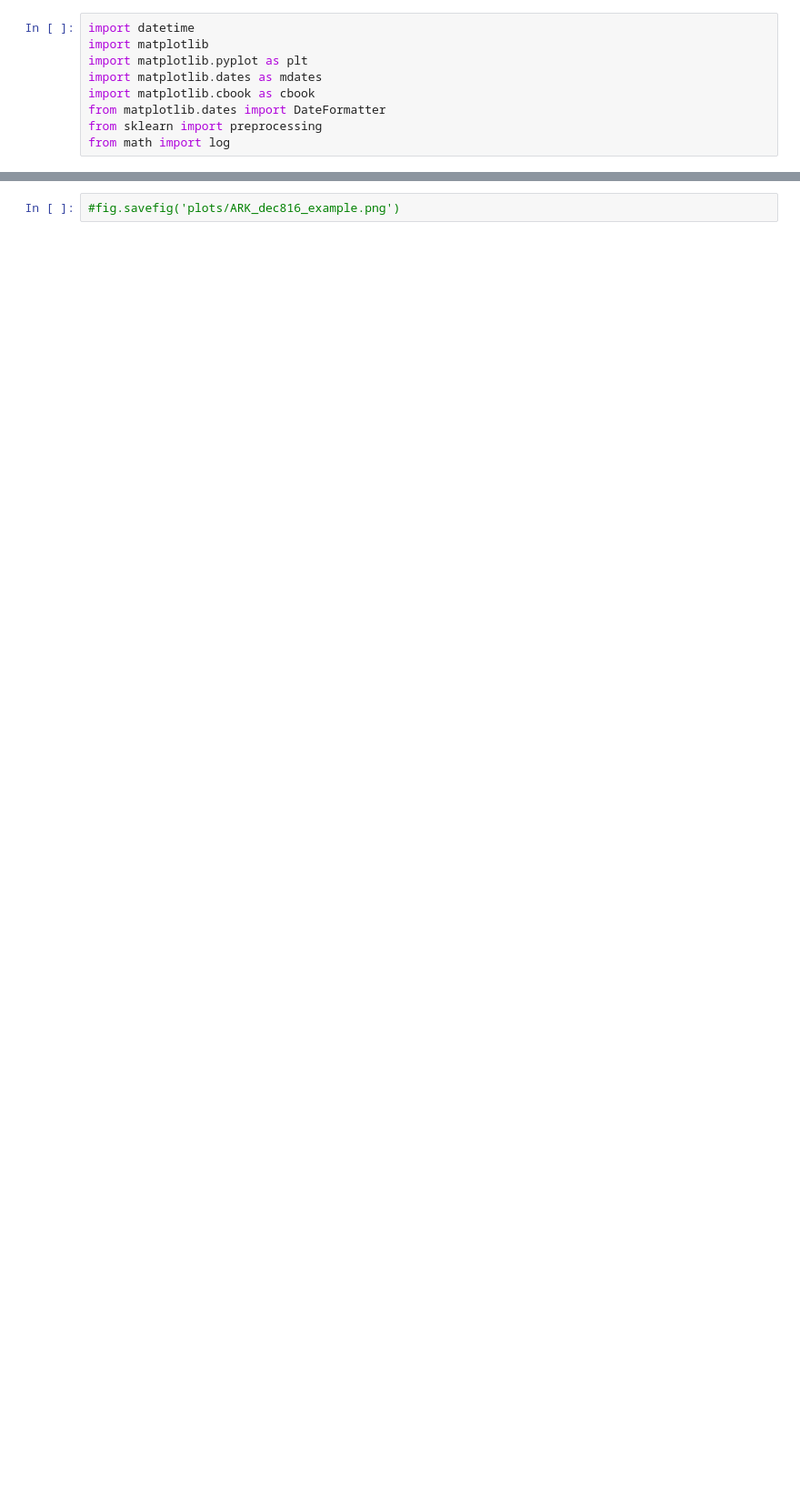
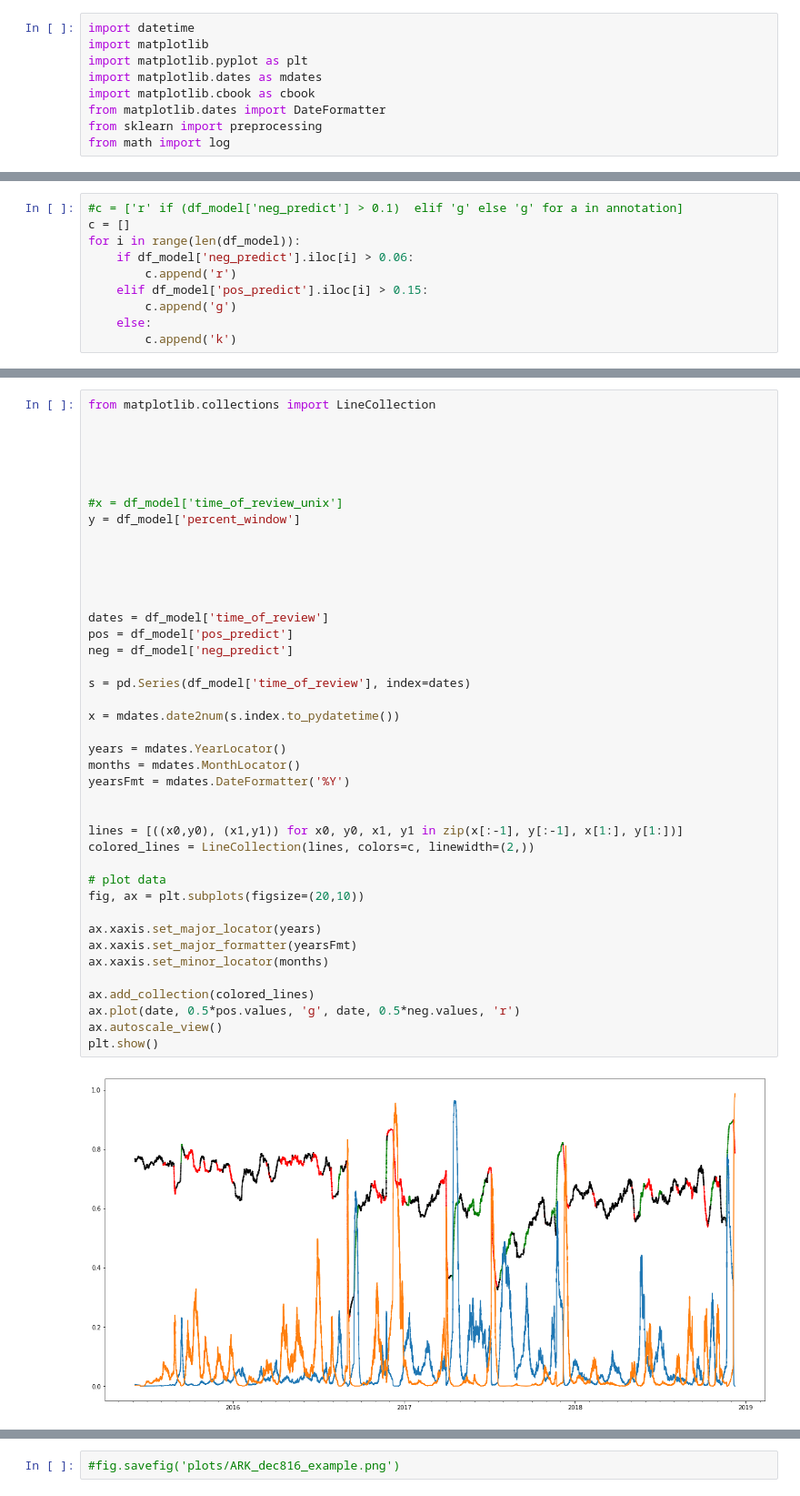
Before and after one commit to tblair7/Gathering_Steam, a Jupyter notebook: tokenizing.ipynb, the cells around one changed output, grey strips where cells are left out. Shown at 91% size. Cells and saved outputs as stored; diff of their text form; blank space fills up the shorter version.

```diff
--- a/tokenizing.ipynb
+++ b/tokenizing.ipynb
@@ -317,0 +347,10 @@ plt.show()
+# %%
+#c = ['r' if (df_model['neg_predict'] > 0.1)  elif 'g' else 'g' for a in annotation]
+c = []
+for i in range(len(df_model)):
+    if df_model['neg_predict'].iloc[i] > 0.06:
+        c.append('r')
+    elif df_model['pos_predict'].iloc[i] > 0.15:
+        c.append('g')
+    else:
+        c.append('k')
@@ -317,0 +359,43 @@ plt.show()
+# %%
+from matplotlib.collections import LineCollection
+
+
+
+
+
+#x = df_model['time_of_review_unix']
+y = df_model['percent_window']
+
+
+
+
+
+dates = df_model['time_of_review']
+pos = df_model['pos_predict']
+neg = df_model['neg_predict']
+
+s = pd.Series(df_model['time_of_review'], index=dates)
+
+x = mdates.date2num(s.index.to_pydatetime())
+
+years = mdates.YearLocator()
+months = mdates.MonthLocator()
+yearsFmt = mdates.DateFormatter('%Y')
+
+
+lines = [((x0,y0), (x1,y1)) for x0, y0, x1, y1 in zip(x[:-1], y[:-1], x[1:], y[1:])]
+colored_lines = LineCollection(lines, colors=c, linewidth=(2,))
+
+# plot data
+fig, ax = plt.subplots(figsize=(20,10))
+
+ax.xaxis.set_major_locator(years)
+ax.xaxis.set_major_formatter(yearsFmt)
+ax.xaxis.set_minor_locator(months)
+
+ax.add_collection(colored_lines)
+ax.plot(date, 0.5*pos.values, 'g', date, 0.5*neg.values, 'r')
+ax.autoscale_view()
+plt.show()
+# %% [output]
+[figure, added]
```
Also changed, not shown: parts of 76 cells of this notebook, 5 other files.
